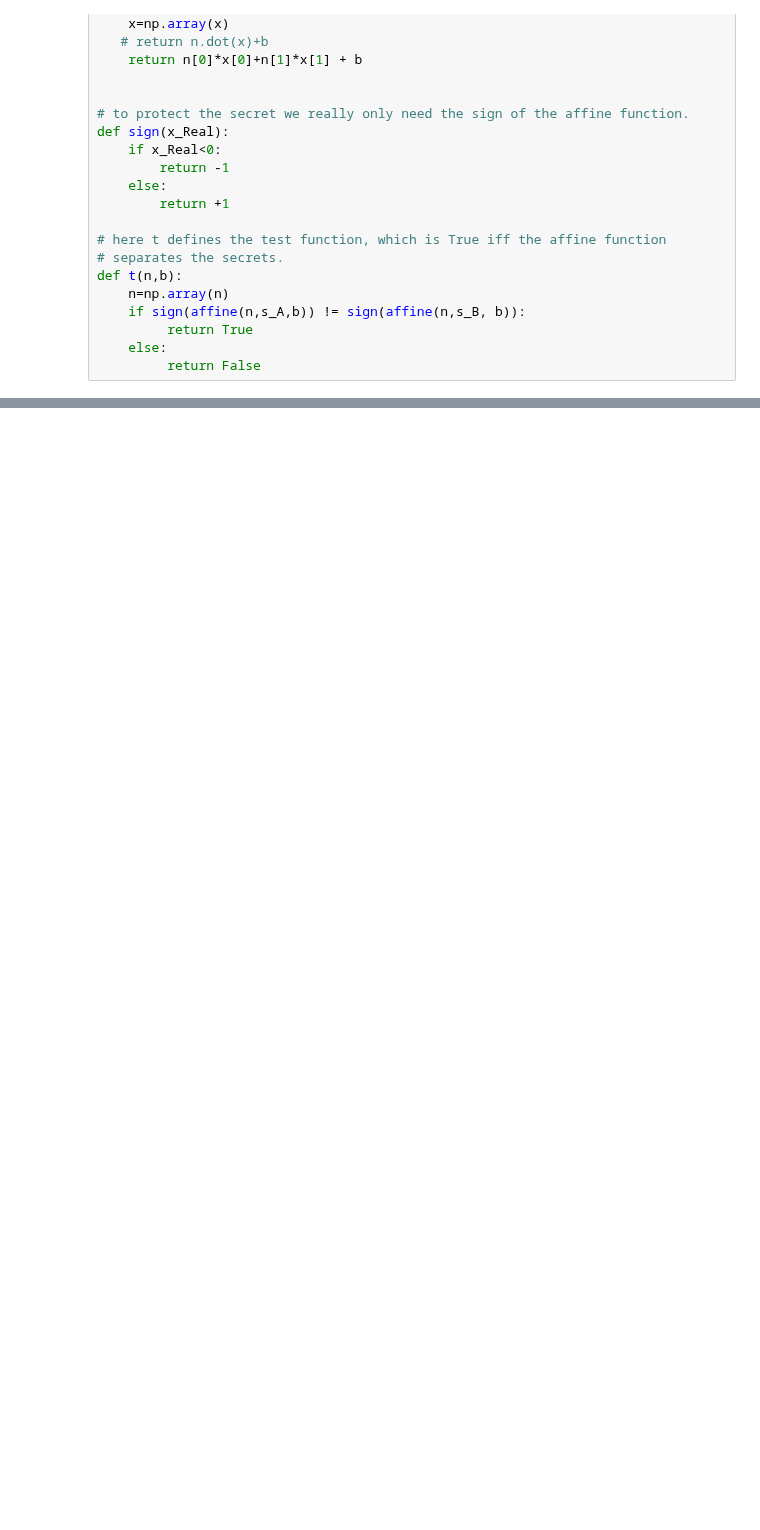
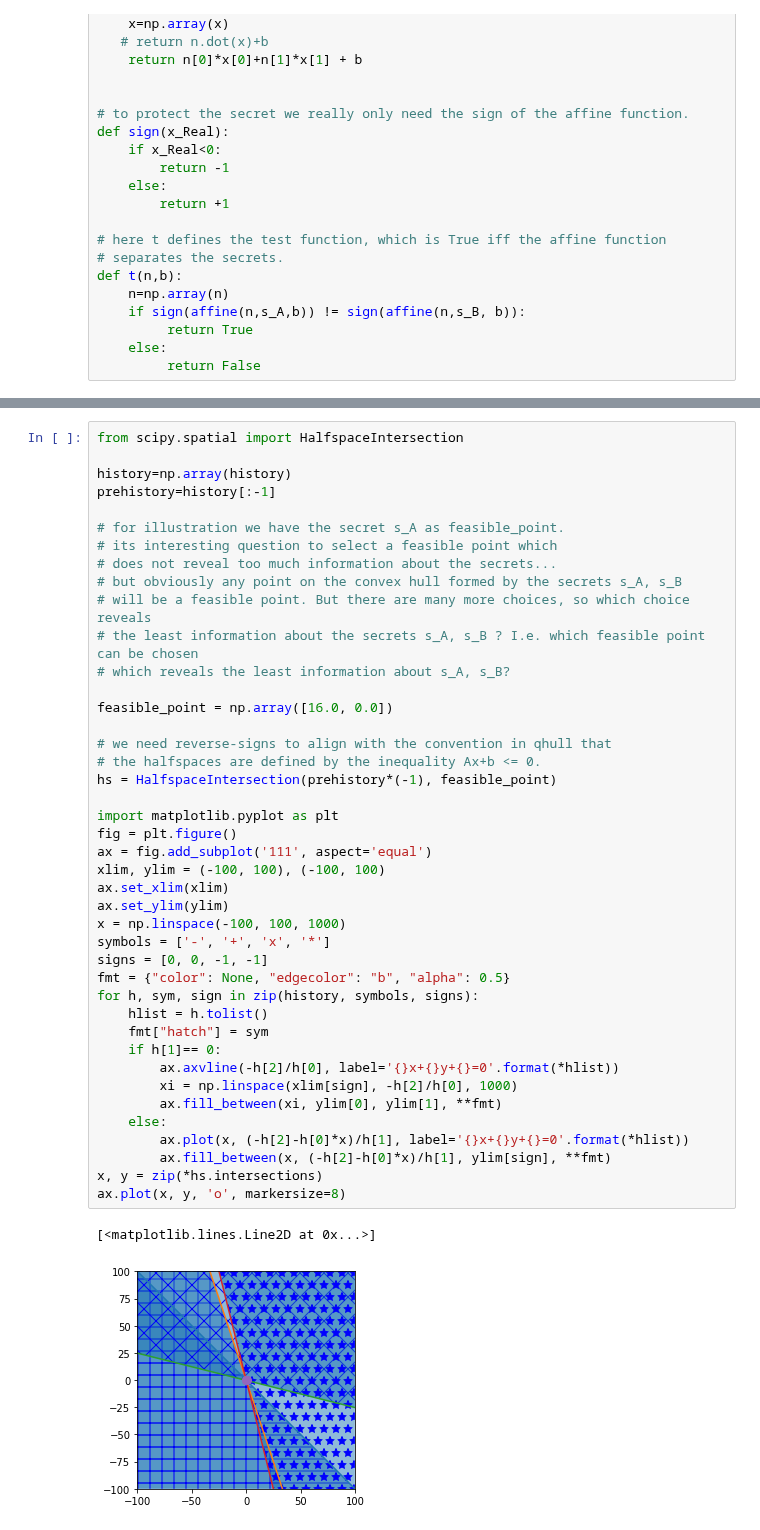
Before and after one commit to jhmartel/0x, a Jupyter notebook: _notebooks/2022-04-20-MillionaireGame.ipynb, the cells around one changed output, grey strips where cells are left out. Drawn from its saved outputs; the diff is of its cells as text; blank space fills up the shorter version.

```diff
--- a/_notebooks/2022-04-20-MillionaireGame.ipynb
+++ b/_notebooks/2022-04-20-MillionaireGame.ipynb
@@ -139,0 +198,45 @@ The above is a very simple gameplay, where it happens by chance that the two poi
+# %%
+from scipy.spatial import HalfspaceIntersection
+
+history=np.array(history)
+prehistory=history[:-1]
+
+# for illustration we have the secret s_A as feasible_point.
+# its interesting question to select a feasible point which
+# does not reveal too much information about the secrets...
+# but obviously any point on the convex hull formed by the secrets s_A, s_B
+# will be a feasible point. But there are many more choices, so which choice reveals
+# the least information about the secrets s_A, s_B ? I.e. which feasible point can be chosen
+# which reveals the least information about s_A, s_B?
+
+feasible_point = np.array([16.0, 0.0])
+
+# we need reverse-signs to align with the convention in qhull that
+# the halfspaces are defined by the inequality Ax+b <= 0.
+hs = HalfspaceIntersection(prehistory*(-1), feasible_point)
+
+import matplotlib.pyplot as plt
+fig = plt.figure()
+ax = fig.add_subplot('111', aspect='equal')
+xlim, ylim = (-100, 100), (-100, 100)
+ax.set_xlim(xlim)
+ax.set_ylim(ylim)
+x = np.linspace(-100, 100, 1000)
+symbols = ['-', '+', 'x', '*']
+signs = [0, 0, -1, -1]
+fmt = {"color": None, "edgecolor": "b", "alpha": 0.5}
+for h, sym, sign in zip(history, symbols, signs):
+    hlist = h.tolist()
+    fmt["hatch"] = sym
+    if h[1]== 0:
+        ax.axvline(-h[2]/h[0], label='{}x+{}y+{}=0'.format(*hlist))
+        xi = np.linspace(xlim[sign], -h[2]/h[0], 1000)
+        ax.fill_between(xi, ylim[0], ylim[1], **fmt)
+    else:
+        ax.plot(x, (-h[2]-h[0]*x)/h[1], label='{}x+{}y+{}=0'.format(*hlist))
+        ax.fill_between(x, (-h[2]-h[0]*x)/h[1], ylim[sign], **fmt)
+x, y = zip(*hs.intersections)
+ax.plot(x, y, 'o', markersize=8)
+# %% [output]
+[<matplotlib.lines.Line2D at 0x...>]
+[figure, added]
```
Also changed, not shown: parts of 6 cells of this notebook.
